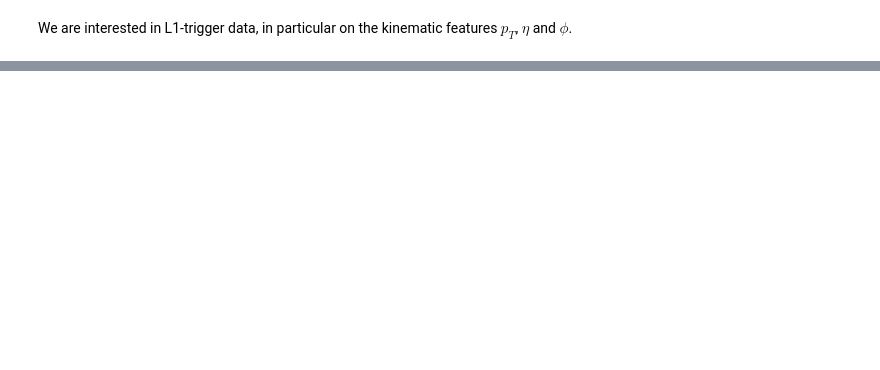
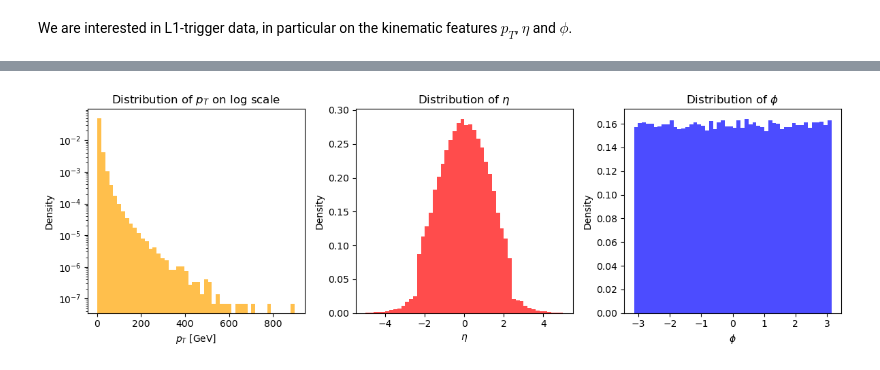
Before and after one commit to Francesco-Proietti/Tokenization-techniques-for-L1-Trigger-data-V3, a Jupyter notebook: notebooks/EDA.ipynb, the cells around one changed output, grey strips where cells are left out. Saved outputs shown, nothing was run; the diff lists cells and outputs as text; code cells hidden in the pictures; blank space fills up the shorter version.

```diff
--- a/notebooks/EDA.ipynb
+++ b/notebooks/EDA.ipynb
@@ -152,0 +106,22 @@ fig.show()
+# %%
+fig, ax = plt.subplots(1, 3, figsize=(12, 4))
+
+ax[0].hist(pt, bins=50, density=True, log=True, color = "orange", histtype='stepfilled', alpha=0.7)
+ax[0].set_xlabel(r"$p_T$ [GeV]")
+ax[0].set_ylabel("Density")
+ax[0].set_title(r"Distribution of $p_T$ on log scale")
+
+ax[1].hist(eta, bins=50, density=True, color = "red", histtype='stepfilled', alpha=0.7)
+ax[1].set_xlabel(r"$\eta$")
+ax[1].set_ylabel("Density")
+ax[1].set_title(r"Distribution of $\eta$")
+
+ax[2].hist(phi, bins=50, density=True, color = "blue", histtype='stepfilled', alpha=0.7)
+ax[2].set_xlabel(r"$\phi$")
+ax[2].set_ylabel("Density")
+ax[2].set_title(r"Distribution of $\phi$")
+
+plt.tight_layout()
+plt.show()
+# %% [output]
+[figure, added]
```
Also changed, not shown: parts of 17 cells of this notebook, 1 other file.
